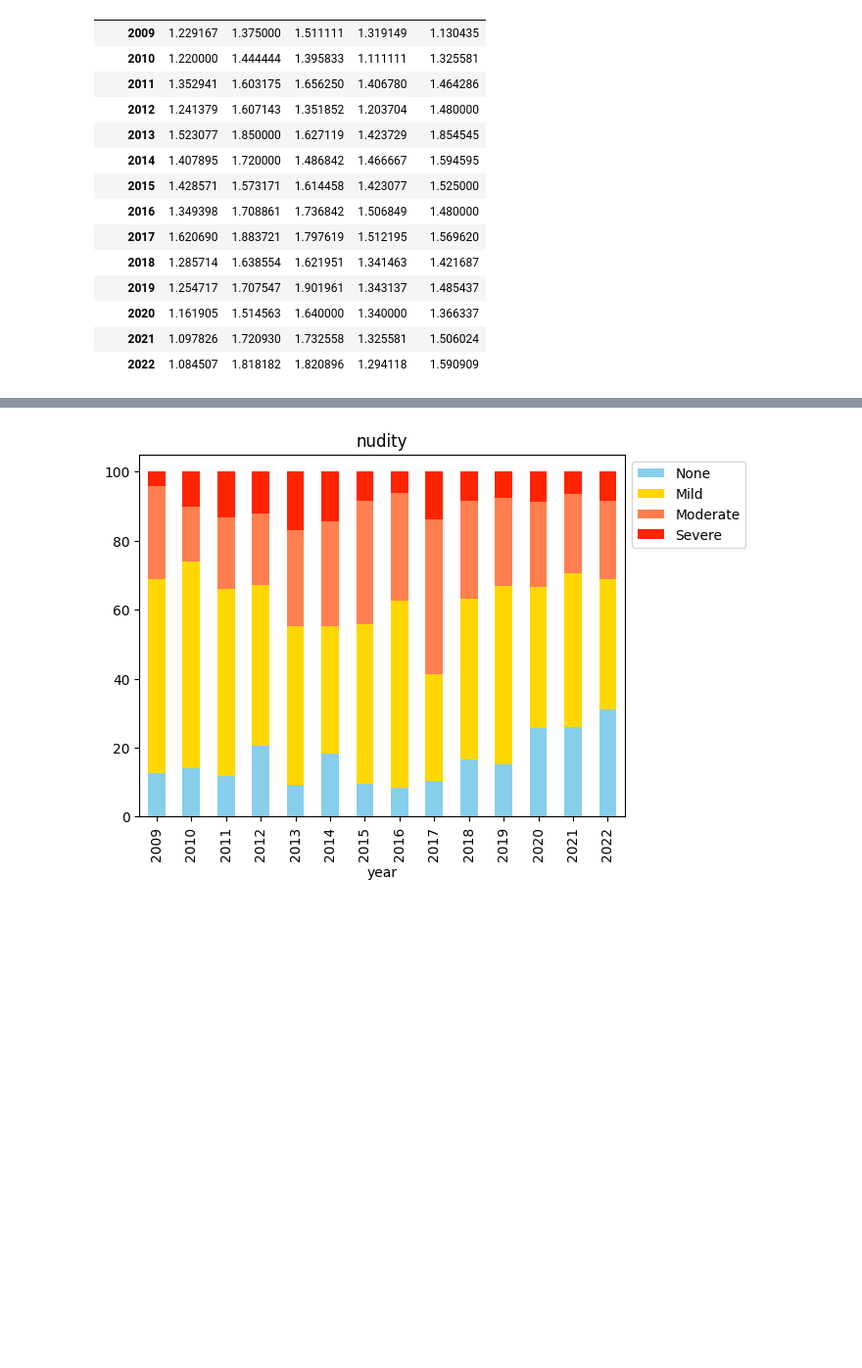
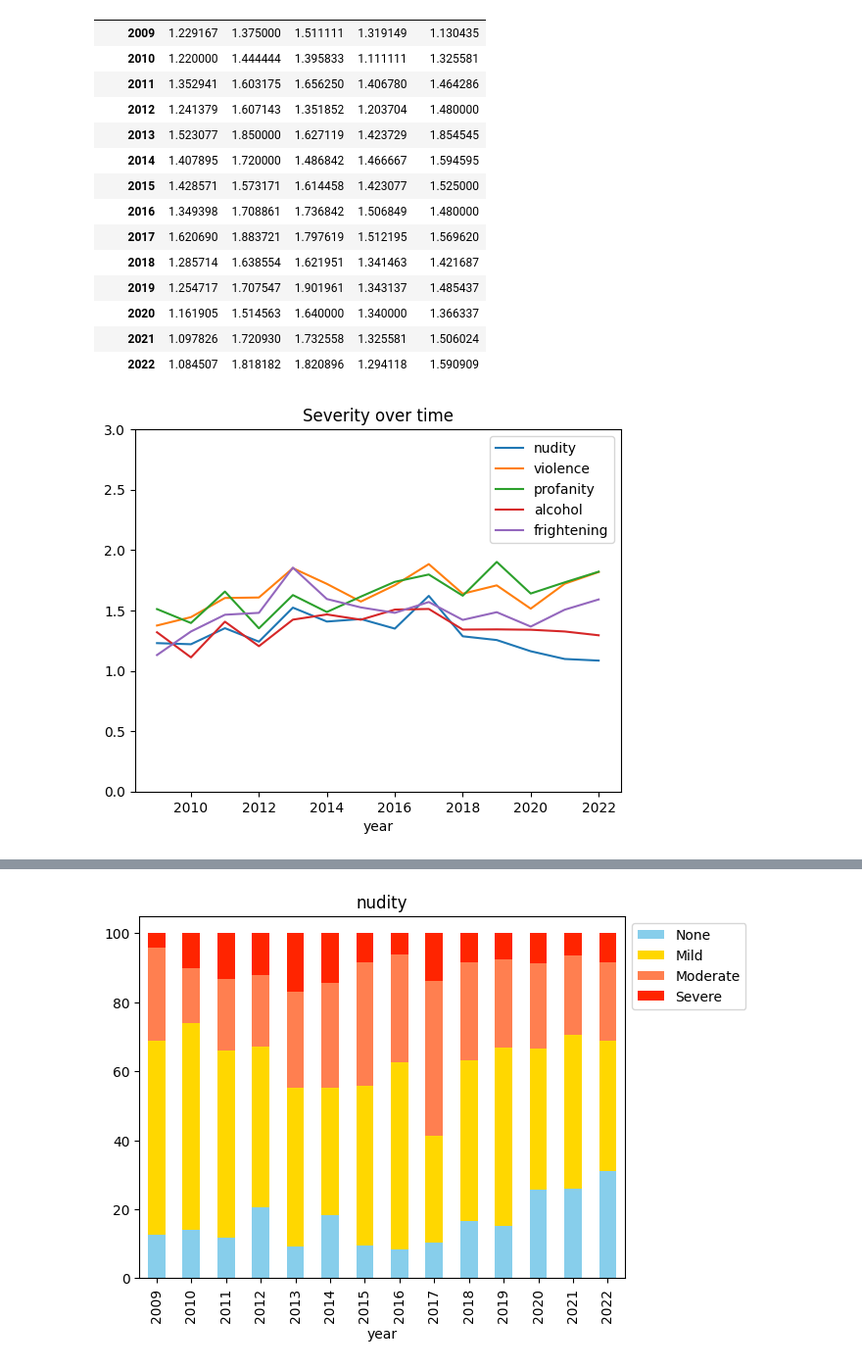
Before and after one commit to akshaydewan/GoT_Effect, a Jupyter notebook: analysis.ipynb, the cells around one changed output, grey strips where cells are left out. Shown: that part at 98% size. Saved outputs shown, nothing was run; the diff lists cells and outputs as text; code cells hidden in the pictures; blank space fills up the shorter version.

```diff
--- a/notebook.ipynb
+++ b/analysis.ipynb
@@ -2,7 +2,8 @@
 import pandas as pd
 
 # Read the CSV file into a DataFrame
-df = pd.read_csv("data.csv")
+df = pd.read_csv("tv_shows.csv")
+#df = pd.read_csv("movies.csv")
 
 # Display the first 5 rows of the DataFrame
 df.head()
@@ -51,4 +52,8 @@ summary
 | 2020 | 1.161905 | 1.514563 | 1.640000 | 1.340000 | 1.366337 |
 | 2021 | 1.097826 | 1.720930 | 1.732558 | 1.325581 | 1.506024 |
 | 2022 | 1.084507 | 1.818182 | 1.820896 | 1.294118 | 1.590909 |
+# %%
+plot = summary.plot.line(subplots=False, xlabel='year', title='Severity over time', sharey=True, ylim=[0, 3])
+# %% [output]
+[figure, added]
 # %%
```
Also changed, not shown: parts of 1 cell of this notebook, 3 other files.
